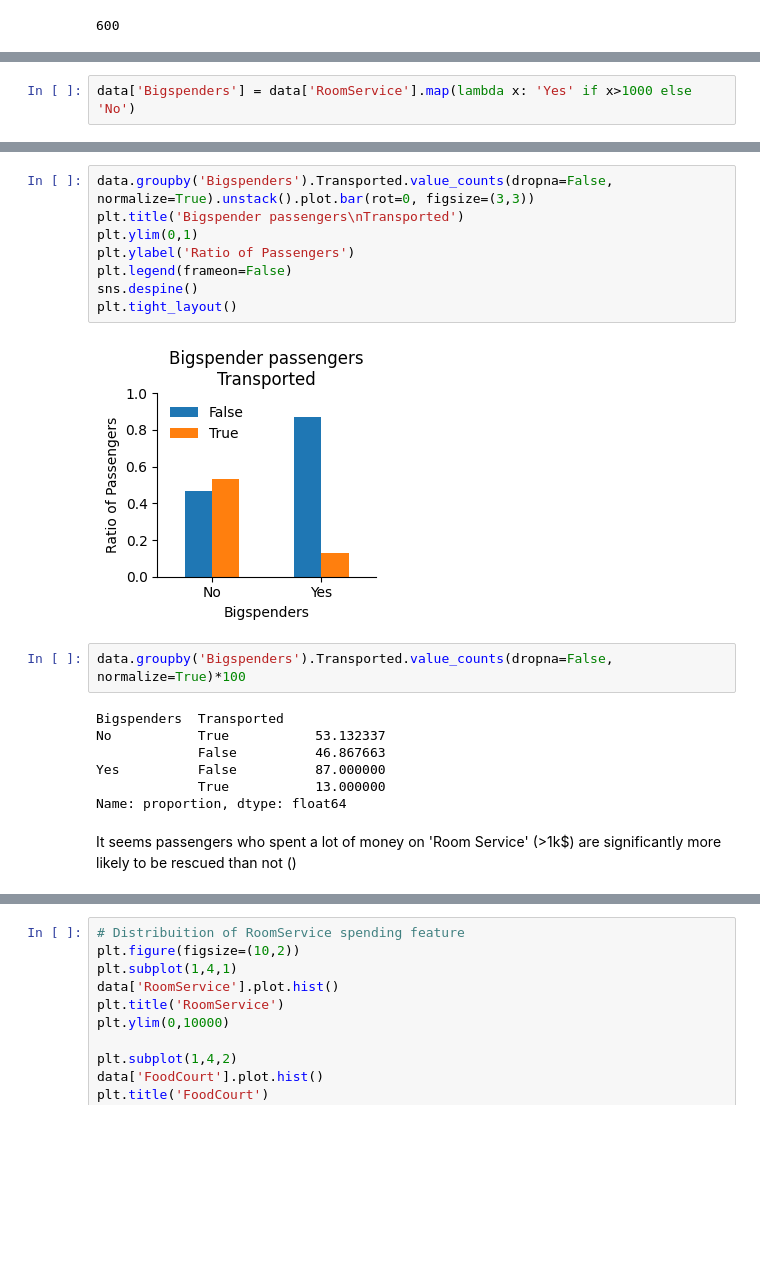
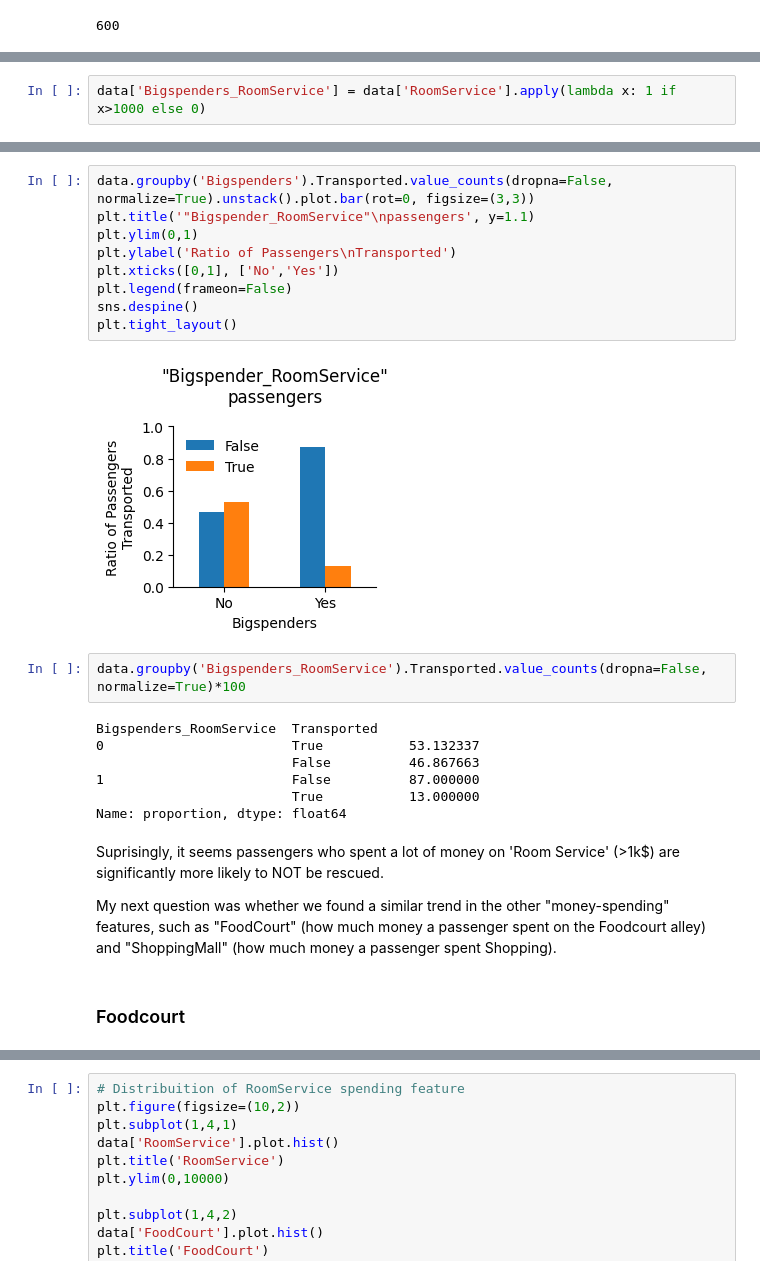
Before and after one commit to AJSDias/space_titanic, a Jupyter notebook: titanic_eda.ipynb, the cells around one changed output, grey strips where cells are left out. Saved outputs shown, nothing was run; the diff lists cells and outputs as text; blank space fills up the shorter version.

Commit message:
more eda on money spent features

```diff
--- a/titanic_eda.ipynb
+++ b/titanic_eda.ipynb
@@ -627,4 +627,4 @@ It seems the majority of passengers don't spend a lot of money on RoomService, s
 
 I decided to investigate these passengers that spent significant amounts of money to check if perhaps they were more likely to be rescued:
 # %%
-data['Bigspenders'] = data['RoomService'].map(lambda x: 'Yes' if x>1000 else 'No')
+data['Bigspenders_RoomService'] = data['RoomService'].apply(lambda x: 1 if x>1000 else 0)
@@ -631,21 +645,26 @@ data['Bigspenders'] = data['RoomService'].map(lambda x: 'Yes' if x>1000 else 'No
 # %%
 data.groupby('Bigspenders').Transported.value_counts(dropna=False, normalize=True).unstack().plot.bar(rot=0, figsize=(3,3))
-plt.title('Bigspender passengers\nTransported')
+plt.title('"Bigspender_RoomService"\npassengers', y=1.1)
 plt.ylim(0,1)
-plt.ylabel('Ratio of Passengers')
+plt.ylabel('Ratio of Passengers\nTransported')
+plt.xticks([0,1], ['No','Yes'])
 plt.legend(frameon=False)
 sns.despine()
 plt.tight_layout()
 # %% [output]
-[figure, old version]
+[figure, new version]
 # %%
-data.groupby('Bigspenders').Transported.value_counts(dropna=False, normalize=True)*100
+data.groupby('Bigspenders_RoomService').Transported.value_counts(dropna=False, normalize=True)*100
 # %% [output]
-Bigspenders  Transported
-No           True           53.132337
-             False          46.867663
-Yes          False          87.000000
-             True           13.000000
+Bigspenders_RoomService  Transported
+0                        True           53.132337
+                         False          46.867663
+1                        False          87.000000
+                         True           13.000000
 Name: proportion, dtype: float64
 # %% [markdown]
-It seems passengers who spent a lot of money on 'Room Service' (>1k$) are significantly more likely to be rescued than not ()
+Suprisingly, it seems passengers who spent a lot of money on 'Room Service' (>1k$) are significantly more likely to NOT be rescued.
+
+My next question was whether we found a similar trend in the other "money-spending" features, such as "FoodCourt" (how much money a passenger spent on the Foodcourt alley) and "ShoppingMall" (how much money a passenger spent Shopping).
+# %% [markdown]
+### Foodcourt
```
Also changed, not shown: parts of 20 cells of this notebook.
